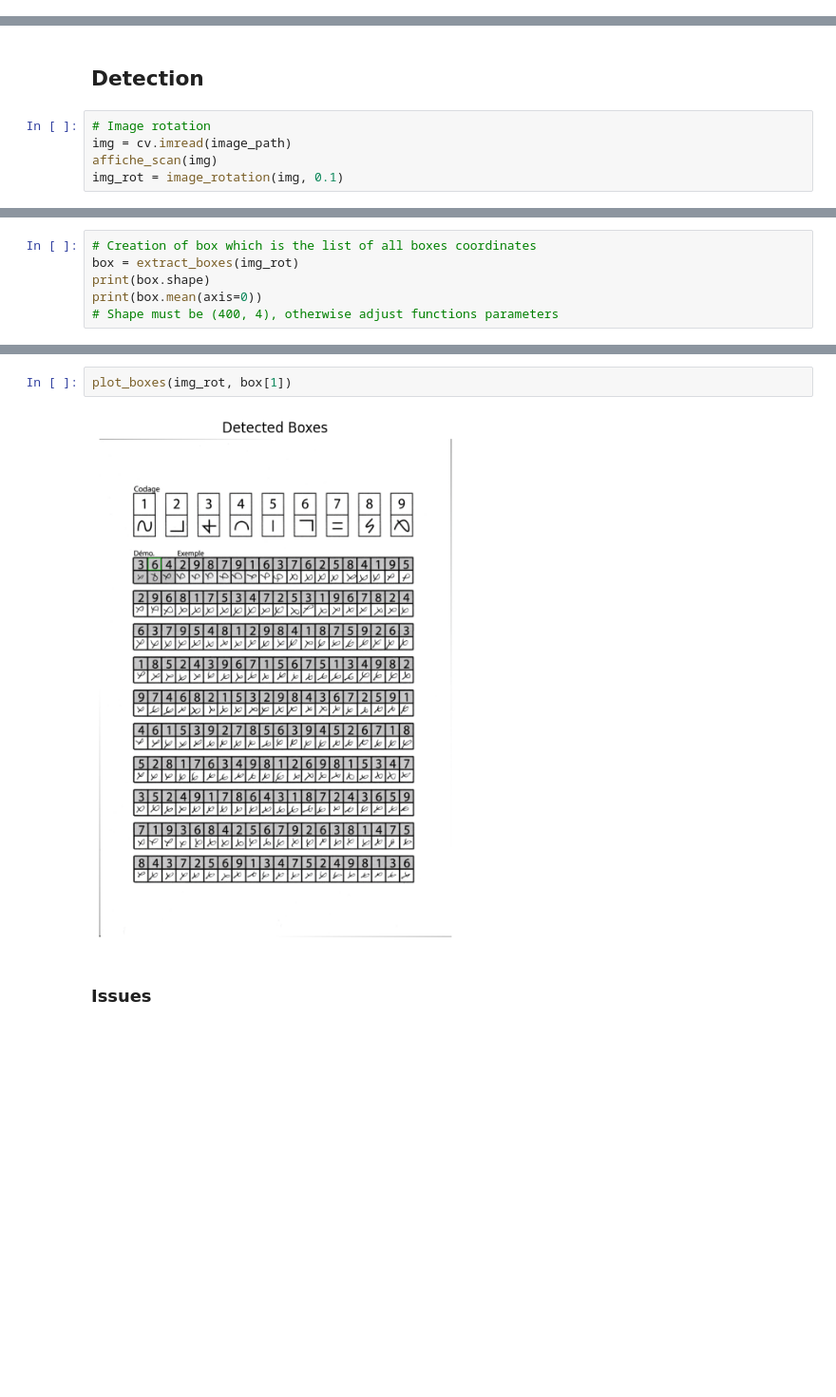
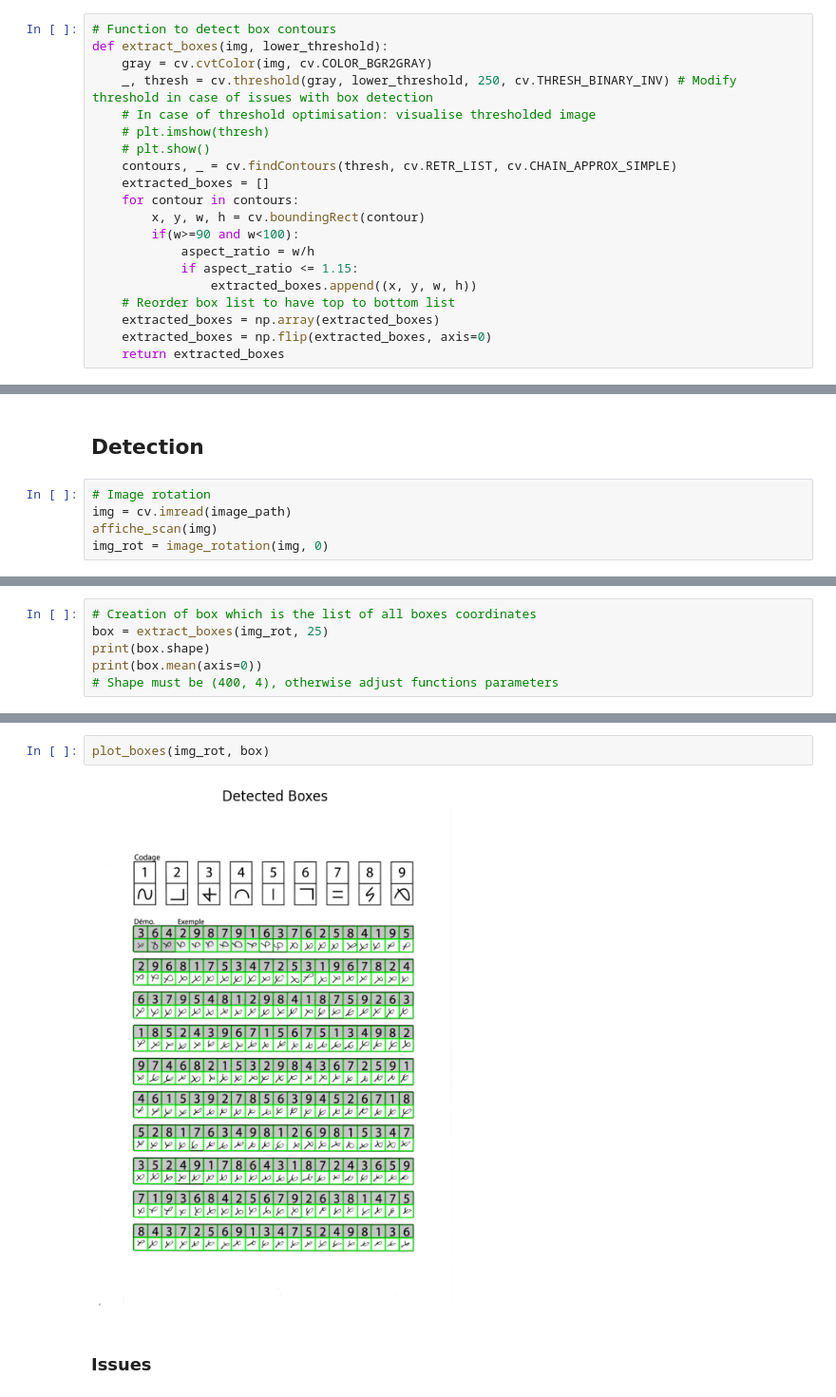
Before and after one commit to csdevignes/trec-coding, a Jupyter notebook: SymbolsAnnotation.ipynb, the cells around one changed output, grey strips where cells are left out. Shown at 95% size. Drawn from its saved outputs; the diff is of its cells as text; blank space fills up the shorter version.

Commit message:
English translation and detection threshold improvement

```diff
--- a/SymbolsAnnotation.ipynb
+++ b/SymbolsAnnotation.ipynb
@@ -100,3 +46,23 @@ def image_rotation(img, degree):
     img_rot = cv.warpAffine(img,M,(cols,rows))
     affiche_scan(img_rot)
     return img_rot
+# %%
+# Function to detect box contours
+def extract_boxes(img, lower_threshold):
+    gray = cv.cvtColor(img, cv.COLOR_BGR2GRAY)
+    _, thresh = cv.threshold(gray, lower_threshold, 250, cv.THRESH_BINARY_INV) # Modify threshold in case of issues with box detection
+    # In case of threshold optimisation: visualise thresholded image
+    # plt.imshow(thresh)
+    # plt.show()
+    contours, _ = cv.findContours(thresh, cv.RETR_LIST, cv.CHAIN_APPROX_SIMPLE)
+    extracted_boxes = []
+    for contour in contours:
+        x, y, w, h = cv.boundingRect(contour)
+        if(w>=90 and w<100):
+            aspect_ratio = w/h
+            if aspect_ratio <= 1.15:
+                extracted_boxes.append((x, y, w, h))
+    # Reorder box list to have top to bottom list
+    extracted_boxes = np.array(extracted_boxes)
+    extracted_boxes = np.flip(extracted_boxes, axis=0)
+    return extracted_boxes
@@ -106,6 +107,6 @@ def image_rotation(img, degree):
 # Image rotation
 img = cv.imread(image_path)
 affiche_scan(img)
-img_rot = image_rotation(img, 0.1)
+img_rot = image_rotation(img, 0)
 # %% [output]
 [figure]
@@ -113,6 +114,6 @@ img_rot = image_rotation(img, 0.1)
 # %%
 # Creation of box which is the list of all boxes coordinates
-box = extract_boxes(img_rot)
+box = extract_boxes(img_rot, 25)
 print(box.shape)
 print(box.mean(axis=0))
 # Shape must be (400, 4), otherwise adjust functions parameters
@@ -136,6 +155,6 @@ print(box.mean(axis=0))
 # %%
-plot_boxes(img_rot, box[1])
+plot_boxes(img_rot, box)
 # %% [output]
-[figure, old version]
+[figure, new version]
 # %% [markdown]
 ### Issues
```
Also changed, not shown: parts of 25 cells of this notebook, 5 other files.
